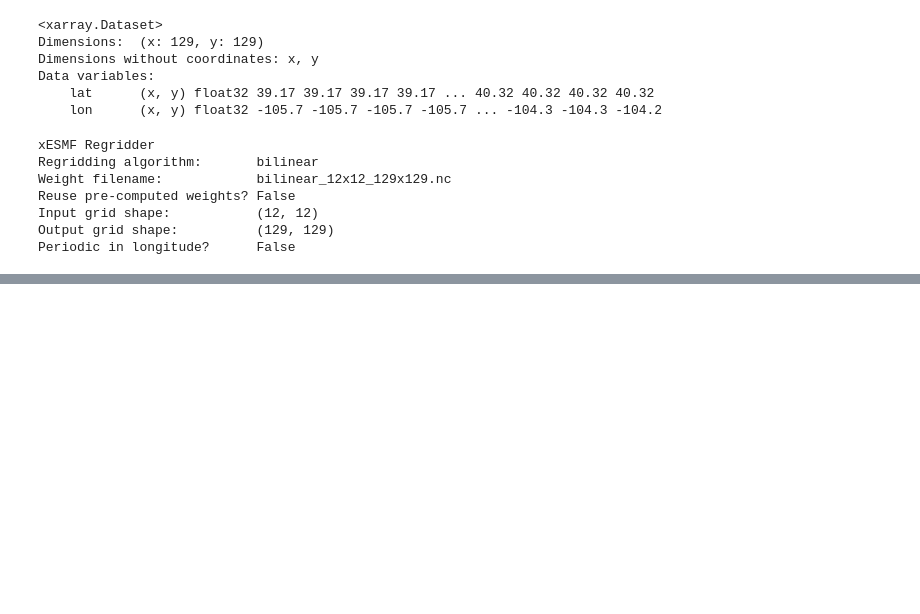
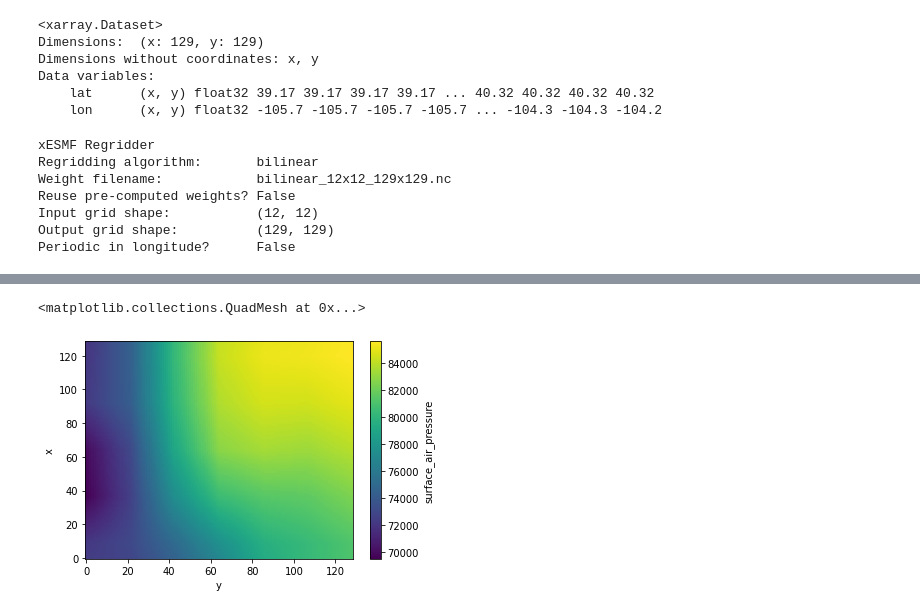
Before and after one commit to GAaronAlexander/aarona-noah-mp-hue-container, a Jupyter notebook: test-era5-regrid.ipynb, the cells around one changed output, grey strips where cells are left out. Cells and saved outputs as stored; diff of their text form; code cells hidden in the pictures; blank space fills up the shorter version.

```diff
--- a/test-era5-regrid.ipynb
+++ b/test-era5-regrid.ipynb
@@ -83,12 +83,12 @@ dset_subset[0,:,:].values
 
 does_this_work2 = xr.Dataset(
     {
-    'surface_air_pressure':(["x","y"],latdset_subset[1].values,
+    'surface_air_pressure':(["x","y"],dset_subset[1].values),
     }
     ,coords={
-        "xc": (["x","y"],latsv),
-        "yc": (["x","y"], lonsv),
+        "lat": (["x","y"],latsv),
+        "lon": (["x","y"], lonsv),
     }
 )
-does_this_work
+does_this_work2
 # %% [output]
@@ -109,7 +116,7 @@ Data variables:
     lat      (x, y) float32 39.17 39.17 39.17 39.17 ... 40.32 40.32 40.32 40.32
     lon      (x, y) float32 -105.7 -105.7 -105.7 -105.7 ... -104.3 -104.3 -104.2
 # %%
-regridder = xesmf.Regridder(does_this_work, ds_out, "bilinear")
+regridder = xesmf.Regridder(does_this_work2, ds_out, "bilinear")
 regridder
 # %% [output]
 xESMF Regridder
@@ -125,0 +144,5 @@ ValueError: cannot rename 'x_new' because it is not a variable or dimension in t
+# %%
+dout.surface_air_pressure.plot()
+# %% [output]
+<matplotlib.collections.QuadMesh at 0x...>
+[figure, added]
```
Also changed, not shown: parts of 3 cells of this notebook.
